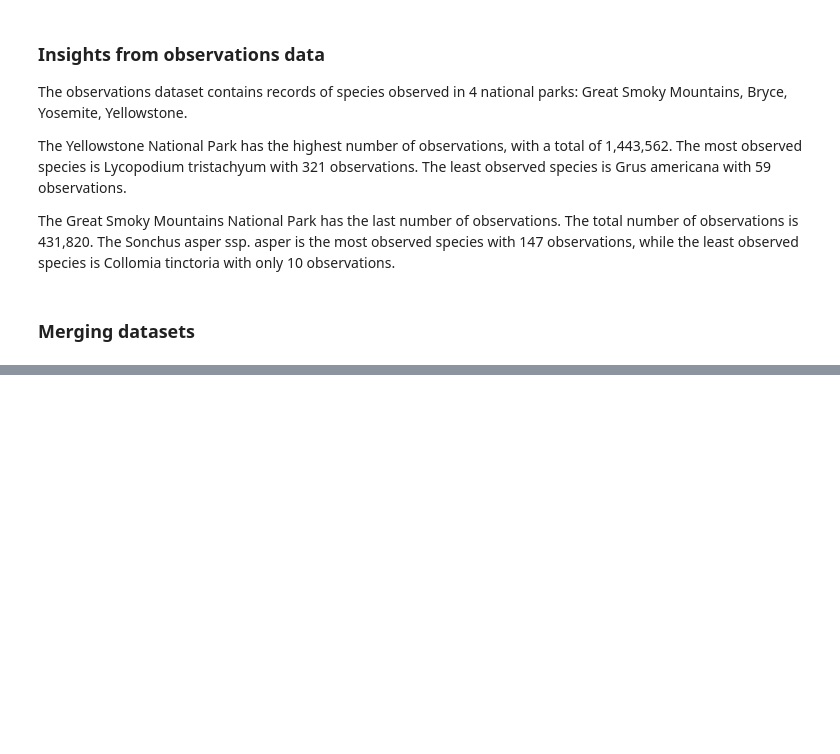
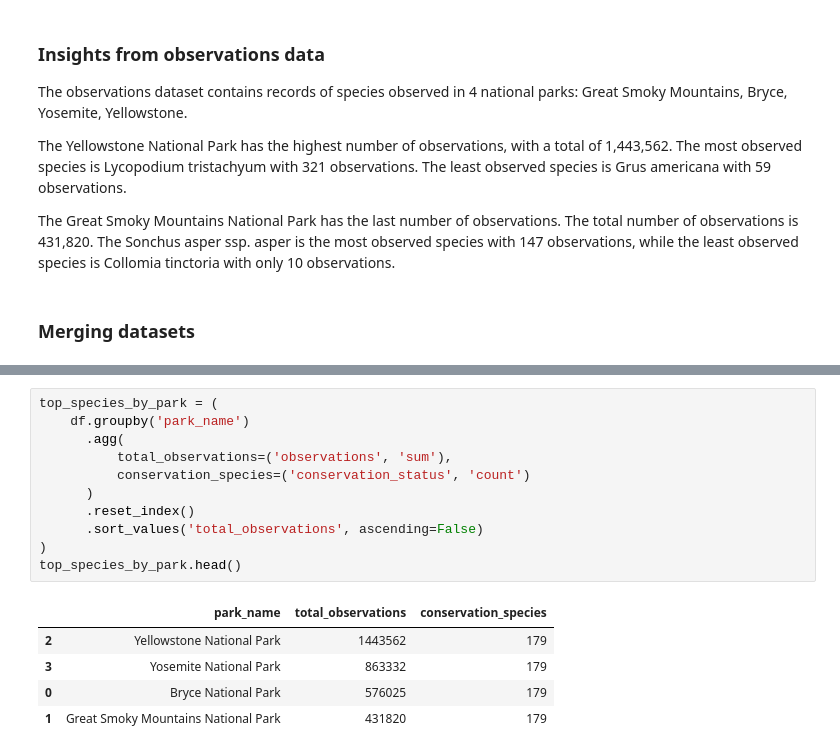
Before and after one commit to 7086600/biodiversity_project, a Jupyter notebook: biodiversity.ipynb, the cells around one changed output, grey strips where cells are left out. Drawn from its saved outputs; the diff is of its cells as text; blank space fills up the shorter version.

```diff
--- a/biodiversity.ipynb
+++ b/biodiversity.ipynb
@@ -437,0 +453,17 @@ df.loc[filtObservations, ('scientific_name', 'park_name', 'observations')]
+# %%
+top_species_by_park = (
+    df.groupby('park_name')
+      .agg(
+          total_observations=('observations', 'sum'),
+          conservation_species=('conservation_status', 'count')
+      )
+      .reset_index()
+      .sort_values('total_observations', ascending=False)
+)
+top_species_by_park.head()
+# %% [output]
+|  | park_name | total_observations | conservation_species |
+| 2 | Yellowstone National Park | 1443562 | 179 |
+| 3 | Yosemite National Park | 863332 | 179 |
+| 0 | Bryce National Park | 576025 | 179 |
+| 1 | Great Smoky Mountains National Park | 431820 | 179 |
```
Also changed, not shown: parts of 4 cells of this notebook.
